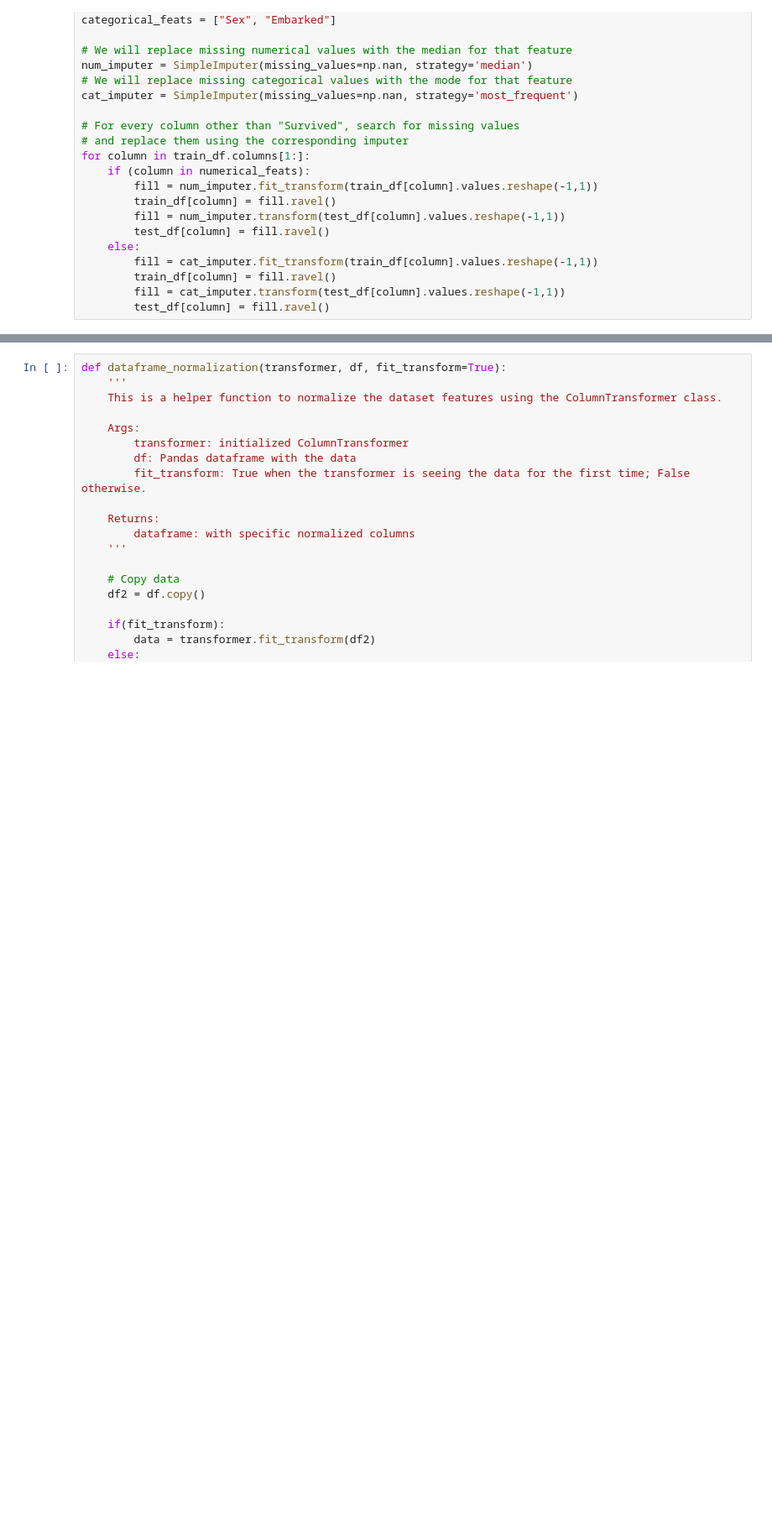
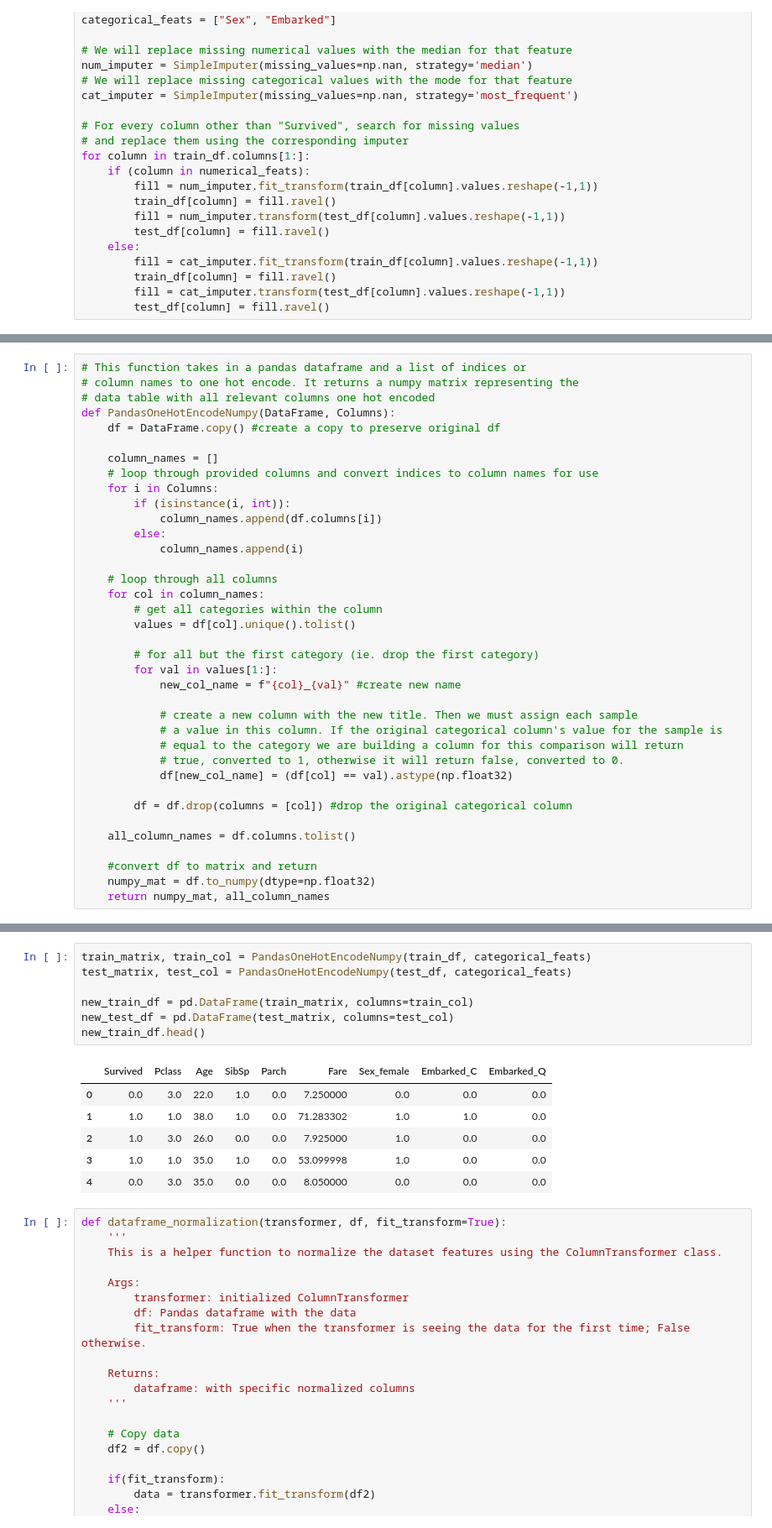
Before and after one commit to zebulonmcknight/CS325, a Jupyter notebook: HW2/scratch.ipynb, the cells around one changed output, grey strips where cells are left out. Shown at 84% size. Saved outputs shown, nothing was run; the diff lists cells and outputs as text; blank space fills up the shorter version.

```diff
--- a/HW2/scratch.ipynb
+++ b/HW2/scratch.ipynb
@@ -94,0 +56,37 @@ test_df = dataframe_onehotencoder(encoder=encoder, df=test_df,
+# %%
+# This function takes in a pandas dataframe and a list of indices or
+# column names to one hot encode. It returns a numpy matrix representing the
+# data table with all relevant columns one hot encoded
+def PandasOneHotEncodeNumpy(DataFrame, Columns):
+    df = DataFrame.copy() #create a copy to preserve original df
+
+    column_names = []
+    # loop through provided columns and convert indices to column names for use
+    for i in Columns:
+        if (isinstance(i, int)):
+            column_names.append(df.columns[i])
+        else:
+            column_names.append(i)
+
+    # loop through all columns
+    for col in column_names:
+        # get all categories within the column
+        values = df[col].unique().tolist()
+
+        # for all but the first category (ie. drop the first category)
+        for val in values[1:]:
+            new_col_name = f"{col}_{val}" #create new name
+
+            # create a new column with the new title. Then we must assign each sample
+            # a value in this column. If the original categorical column's value for the sample is
+            # equal to the category we are building a column for this comparison will return
+            # true, converted to 1, otherwise it will return false, converted to 0.
+            df[new_col_name] = (df[col] == val).astype(np.float32)
+
+        df = df.drop(columns = [col]) #drop the original categorical column
+
+    all_column_names = df.columns.tolist()
+
+    #convert df to matrix and return
+    numpy_mat = df.to_numpy(dtype=np.float32)
+    return numpy_mat, all_column_names
@@ -95,3 +102,17 @@ test_df = dataframe_onehotencoder(encoder=encoder, df=test_df,
+# %%
+train_matrix, train_col = PandasOneHotEncodeNumpy(train_df, categorical_feats)
+test_matrix, test_col = PandasOneHotEncodeNumpy(test_df, categorical_feats)
+
+new_train_df = pd.DataFrame(train_matrix, columns=train_col)
+new_test_df = pd.DataFrame(test_matrix, columns=test_col)
+new_train_df.head()
+# %% [output]
+|  | Survived | Pclass | Age | SibSp | Parch | Fare | Sex_female | Embarked_C | Embarked_Q |
+| 0 | 0.0 | 3.0 | 22.0 | 1.0 | 0.0 | 7.250000 | 0.0 | 0.0 | 0.0 |
+| 1 | 1.0 | 1.0 | 38.0 | 1.0 | 0.0 | 71.283302 | 1.0 | 1.0 | 0.0 |
+| 2 | 1.0 | 3.0 | 26.0 | 0.0 | 0.0 | 7.925000 | 1.0 | 0.0 | 0.0 |
+| 3 | 1.0 | 1.0 | 35.0 | 1.0 | 0.0 | 53.099998 | 1.0 | 0.0 | 0.0 |
+| 4 | 0.0 | 3.0 | 35.0 | 0.0 | 0.0 | 8.050000 | 0.0 | 0.0 | 0.0 |
 # %%
 def dataframe_normalization(transformer, df, fit_transform=True):
     '''
```
Also changed, not shown: parts of 9 cells of this notebook.
